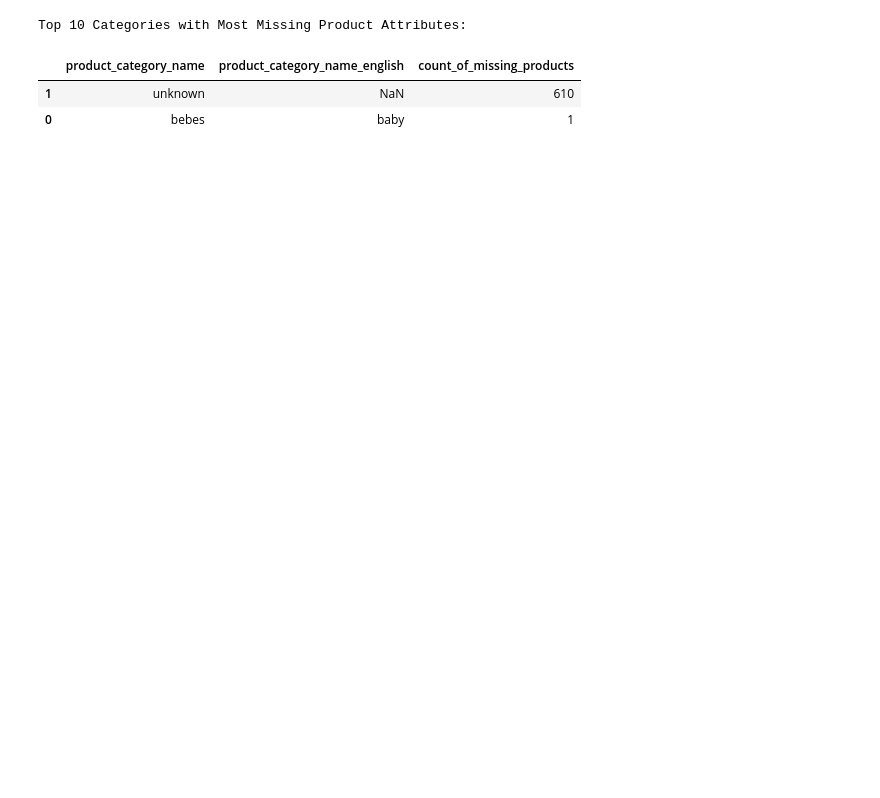
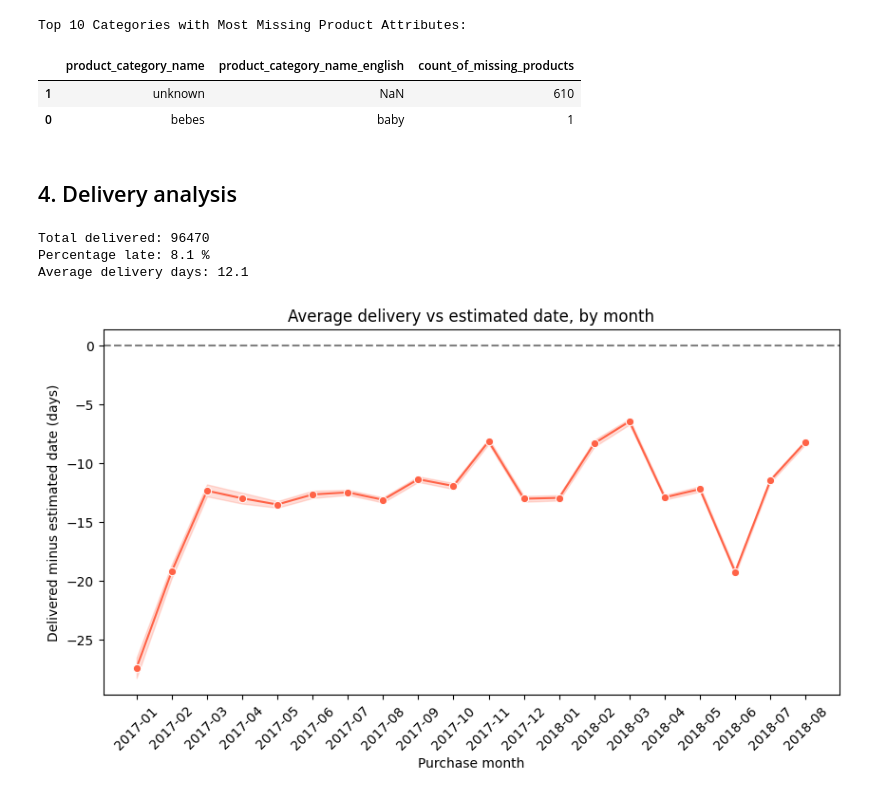
Before and after one commit to guntimanoj/olist-ecommerce-data-analysis, a Jupyter notebook: notebooks/01_data_exploration.ipynb, the cells around one changed output. Drawn from its saved outputs; the diff is of its cells as text; code cells hidden in the pictures; blank space fills up the shorter version.

```diff
--- a/notebooks/01_data_exploration.ipynb
+++ b/notebooks/01_data_exploration.ipynb
@@ -1220,3 +1266,39 @@ Top 10 Categories with Most Missing Product Attributes:
 |  | product_category_name | product_category_name_english | count_of_missing_products |
 | 1 | unknown | NaN | 610 |
 | 0 | bebes | baby | 1 |
+# %% [markdown]
+## 4. Delivery analysis
+# %%
+delivered = orders_clean[
+    (orders_clean["order_status"] == "delivered")
+    & (orders_clean["order_delivered_customer_date"].notna())
+].copy()
+
+delivered["delivery_days"] = (delivered["order_delivered_customer_date"] - delivered["order_purchase_timestamp"]).dt.days
+delivered["is_late"] = delivered["order_delivered_customer_date"] > delivered["order_estimated_delivery_date"]
+
+print("Total delivered:", len(delivered))
+print("Percentage late:", round(delivered["is_late"].mean() * 100, 1), "%")
+print("Average delivery days:", round(delivered["delivery_days"].mean(), 1))
+# %% [output]
+Total delivered: 96470
+Percentage late: 8.1 %
+Average delivery days: 12.1
+# %%
+import seaborn as sns
+
+d2 = delivered.copy()
+d2["diff_days"] = (d2["order_delivered_customer_date"] - d2["order_estimated_delivery_date"]).dt.days
+d2["month"] = d2["order_purchase_timestamp"].dt.to_period("M").astype(str)
+d2 = d2[(d2["month"] >= "2017-01") & (d2["month"] <= "2018-08")]
+d2 = d2.sort_values("month")
+plt.figure(figsize=(10, 5))
+sns.lineplot(data=d2, x="month", y="diff_days", marker="o", color="tomato")
+plt.axhline(0, color="gray", linestyle="--")
+plt.xticks(rotation=45)
+plt.xlabel("Purchase month")
+plt.ylabel("Delivered minus estimated date (days)")
+plt.title("Average delivery vs estimated date, by month")
+plt.show()
+# %% [output]
+[figure, added]
```
Also changed, not shown: parts of 27 cells of this notebook.
